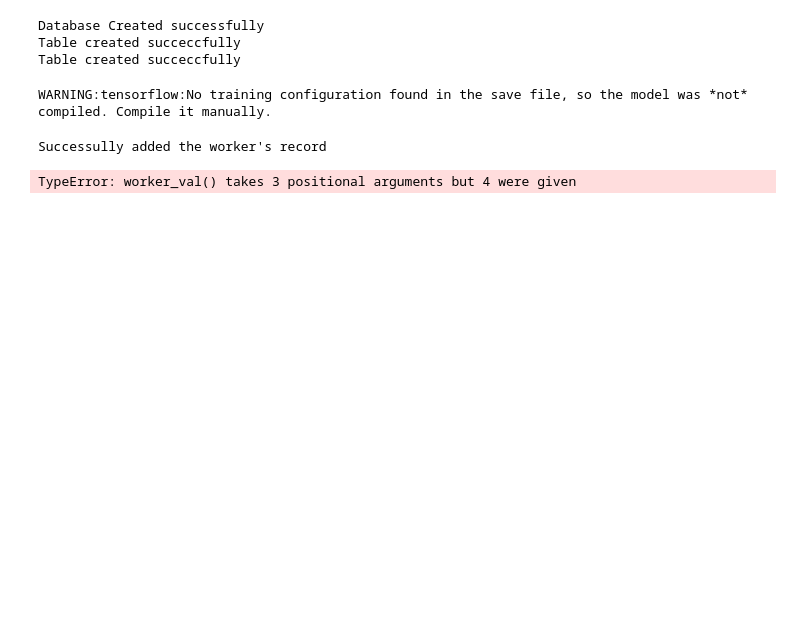
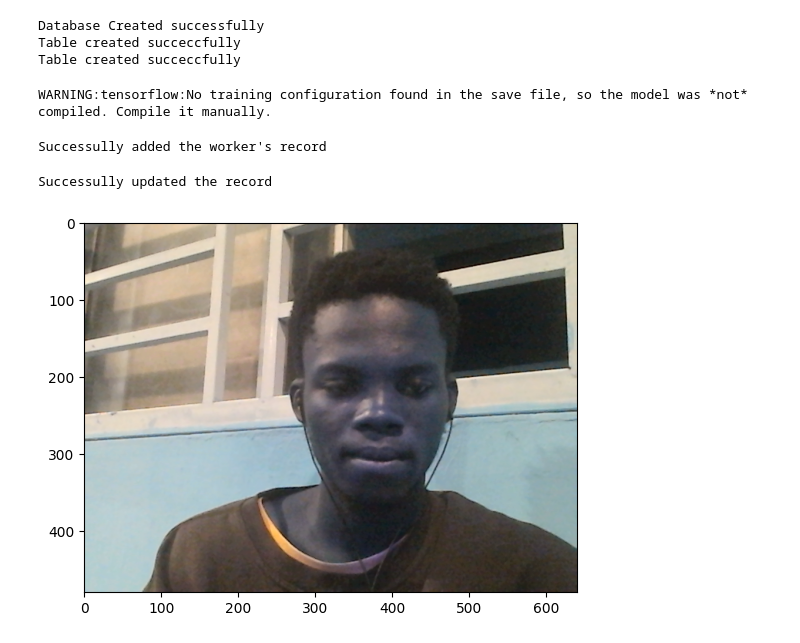
Before and after one commit to Godwin-T/Register-Project, a Jupyter notebook: initial.ipynb, the cells around one changed output. Cells and saved outputs as stored; diff of their text form; code cells hidden in the pictures; blank space fills up the shorter version.

```diff
--- a/initial.ipynb
+++ b/initial.ipynb
@@ -283,41 +251,47 @@ company_register = "(id int not null, date date, name varchar(50), \
 db.create_table(name = 'register', features = company_register, database = 'gracetouch')
 
 new_connection = db.connect_db()
-cursor = new_connection.cursor()
+cursor = new_connection.cursor(buffered=True)
 # %% [output]
 Database Created successfully
 Table created succeccfully
 Table created succeccfully
 # %%
-model = keras.models.load_model('./converted.h5')
-img_cls = image(model)
-
-woker_cls = worker(new_connection,cursor,model)
+frmodel = keras.models.load_model('./converted.h5')
+woker_cls = worker(new_connection,cursor,frmodel)
 # %% [output]
 WARNING:tensorflow:No training configuration found in the save file, so the model was *not* compiled. Compile it manually.
 # %%
 woker_cls.register_worker()
 # %% [output]
 Successully added the worker's record
+# %%
+def directory_img_encoding(image_path, model = frmodel):
+    img = tf.keras.preprocessing.image.load_img(image_path, target_size=(160, 160))
+    img = np.around(np.array(img) / 255.0, decimals=12)
+    x_train = np.expand_dims(img, axis=0)
+    embedding = model.predict_on_batch(x_train)
+    return embedding / np.linalg.norm(embedding, ord=2)
 # %%
 database = {}
-database["danielle"] = img_cls.directory_img_encoding("images/danielle.png")
-database["younes"] = img_cls.directory_img_encoding("images/younes.jpg")
-database["tian"] =  img_cls.directory_img_encoding("images/tian.jpg")
-database["andrew"] =  img_cls.directory_img_encoding("images/andrew.jpg")
-database["kian"] = img_cls.directory_img_encoding("images/kian.jpg")
-database["dan"] =  img_cls.directory_img_encoding("images/dan.jpg")
-database["sebastiano"] =  img_cls.directory_img_encoding("images/sebastiano.jpg")
-database["bertrand"] =  img_cls.directory_img_encoding("images/bertrand.jpg")
-database["kevin"] =  img_cls.directory_img_encoding("images/kevin.jpg")
-database["felix"] =  img_cls.directory_img_encoding("images/felix.jpg")
-database["benoit"] =  img_cls.directory_img_encoding("images/benoit.jpg")
-database["arnaud"] =  img_cls.directory_img_encoding("images/arnaud.jpg")
+database["danielle"] = directory_img_encoding("images/danielle.png")
+database["younes"] = directory_img_encoding("images/younes.jpg")
+database["tian"] =  directory_img_encoding("images/tian.jpg")
+database["andrew"] =  directory_img_encoding("images/andrew.jpg")
+database["kian"] = directory_img_encoding("images/kian.jpg")
+database["dan"] =  directory_img_encoding("images/dan.jpg")
+database["sebastiano"] =  directory_img_encoding("images/sebastiano.jpg")
+database["bertrand"] =  directory_img_encoding("images/bertrand.jpg")
+database["kevin"] =  directory_img_encoding("images/kevin.jpg")
+database["felix"] =  directory_img_encoding("images/felix.jpg")
+database["benoit"] =  directory_img_encoding("images/benoit.jpg")
+database["arnaud"] =  directory_img_encoding("images/arnaud.jpg")
 
 
 
-database["godwin"] = img_cls.directory_img_encoding("C:/Users/Godwin/Pictures/ManyCam/My Snapshot_1.jpg")
+database["godwin"] = directory_img_encoding("C:/Users/Godwin/Pictures/ManyCam/My Snapshot_1.jpg")
 # %%
-woker_cls.sign_in(database)
+woker_cls.sign_out(database)
 # %% [output]
-TypeError: worker_val() takes 3 positional arguments but 4 were given
+Successully updated the record
+[figure, added]
```
Also changed, not shown: parts of 3 cells of this notebook, 2 other files.
